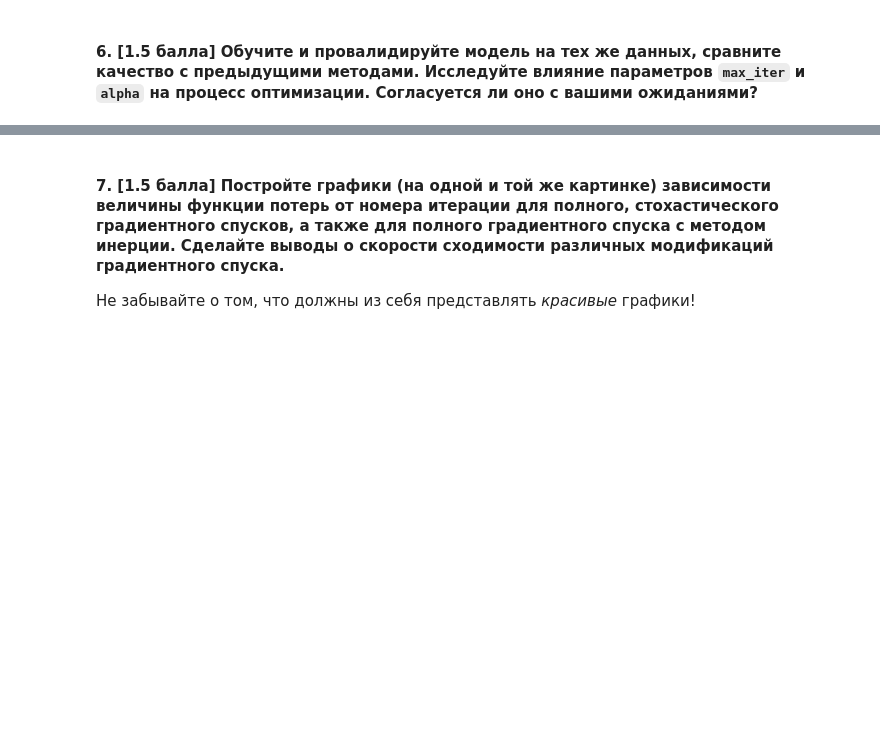
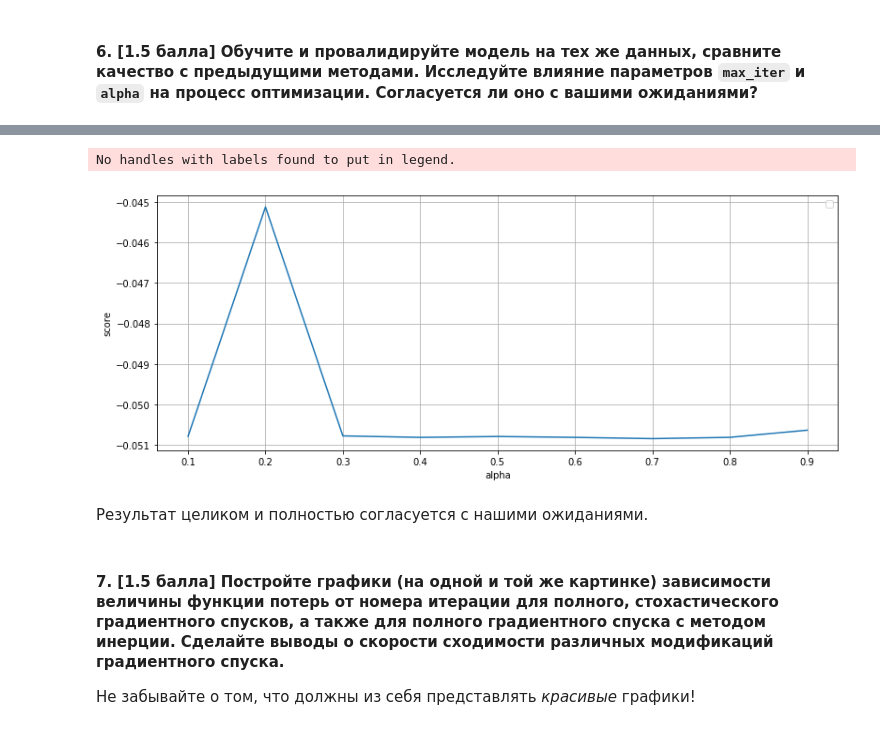
Before and after one commit to evgenstf/machine_learning_hse_course, a Jupyter notebook: homeworks/03/homework-practice-03.ipynb, the cells around one changed output, grey strips where cells are left out. Cells and saved outputs as stored; diff of their text form; code cells hidden in the pictures; blank space fills up the shorter version.

```diff
--- a/homeworks/03/homework-practice-03.ipynb
+++ b/homeworks/03/homework-practice-03.ipynb
@@ -212,3 +265,18 @@ class HuberReg(BaseEstimator):
+# %%
+def build_and_print_alpha_graph():
+    scores = []
+    values = np.arange(0.1, 1, 0.1)
+    for it in values:
+        model = HuberReg(alpha=it)
+        model.fit(x_train, y_train)
+        scores.append(r2_score(model.predict(np.array(x_test)), np.array(y_test)))
+    graph_by_points(values, scores, "alpha", "score")
+build_and_print_alpha_graph()
+# %% [output]
+No handles with labels found to put in legend.
+[figure, added]
+# %% [markdown]
+Результат целиком и полностью согласуется с нашими ожиданиями.
 # %% [markdown]
 #### 7. [1.5 балла] Постройте графики (на одной и той же картинке) зависимости величины функции потерь от номера итерации для полного, стохастического градиентного спусков, а также для полного градиентного спуска с методом инерции. Сделайте выводы о скорости сходимости различных модификаций градиентного спуска.
 
```
Also changed, not shown: parts of 10 cells of this notebook.
